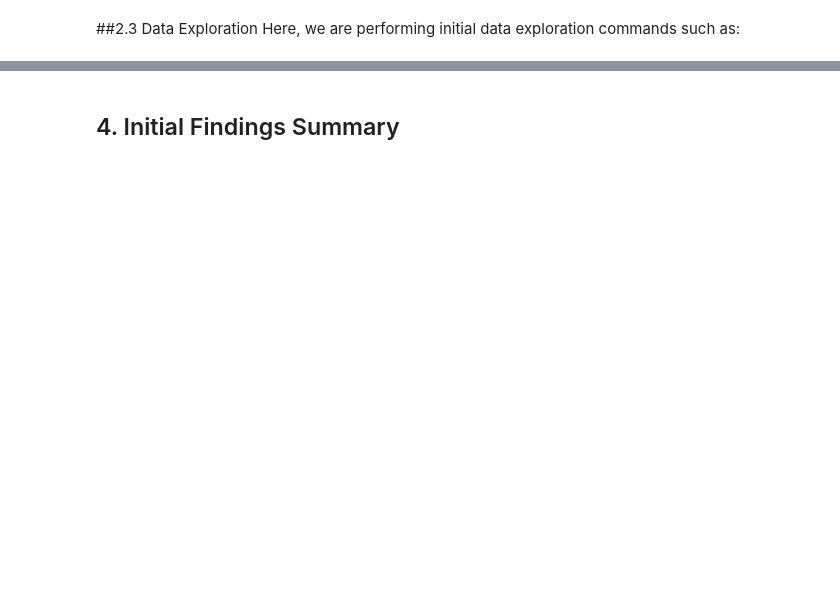
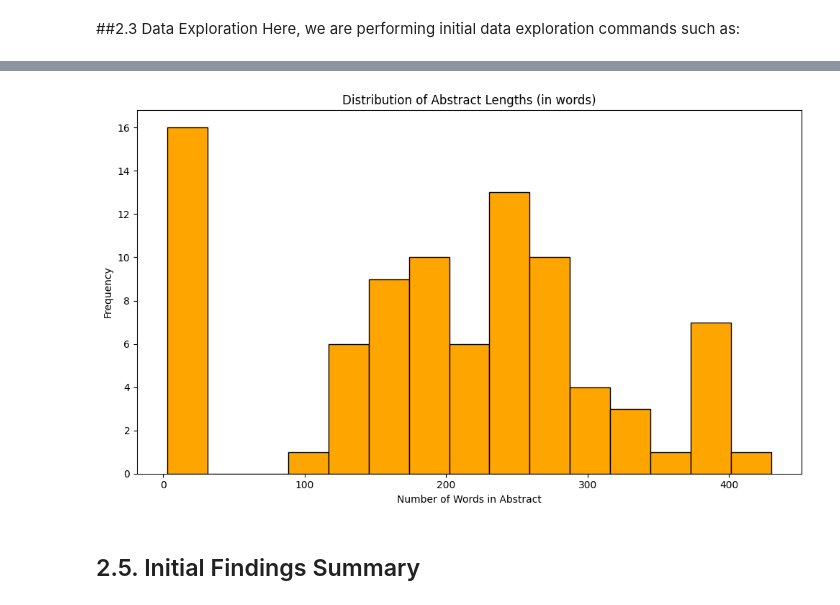
Before and after one commit to sydneymulando/code-unza15-CSC-4792-project-team-15-repository-for-project-team-15, a Jupyter notebook: code_unza25_csc4792_project_team_15_notebook.ipynb, the cells around one changed output, grey strips where cells are left out. Cells and saved outputs as stored; diff of their text form; code cells hidden in the pictures; blank space fills up the shorter version.

```diff
--- a/code_unza25_csc4792_project_team_15_notebook.ipynb
+++ b/code_unza25_csc4792_project_team_15_notebook.ipynb
@@ -758,2 +1058,15 @@ memory usage: 2.8+ KB
+# %%
+# Abstract Length Distribution - Histogram
+df['Abstract_Length'] = df['Abstract'].apply(lambda x: len(str(x).split()))
+
+plt.figure(figsize=(10, 6))
+plt.hist(df['Abstract_Length'], bins=15, color='orange', edgecolor='black')
+plt.title('Distribution of Abstract Lengths (in words)')
+plt.xlabel('Number of Words in Abstract')
+plt.ylabel('Frequency')
+plt.tight_layout()
+plt.show()
+# %% [output]
+[figure, added]
 # %% [markdown]
-## 4. Initial Findings Summary
+## 2.5. Initial Findings Summary
```
Also changed, not shown: parts of 38 cells of this notebook.
